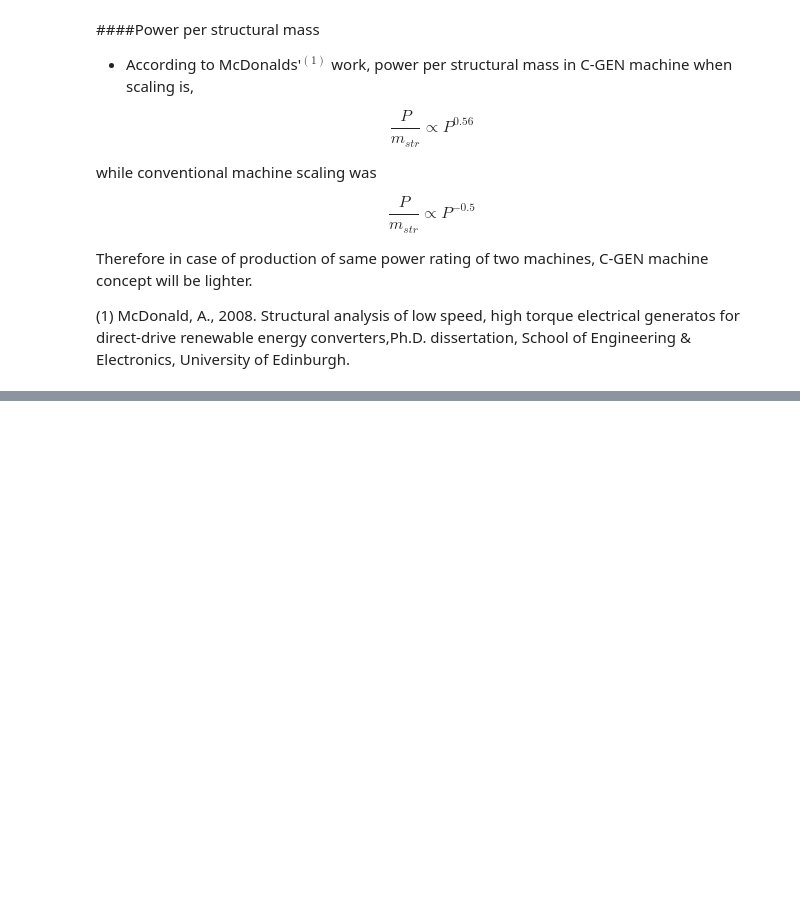
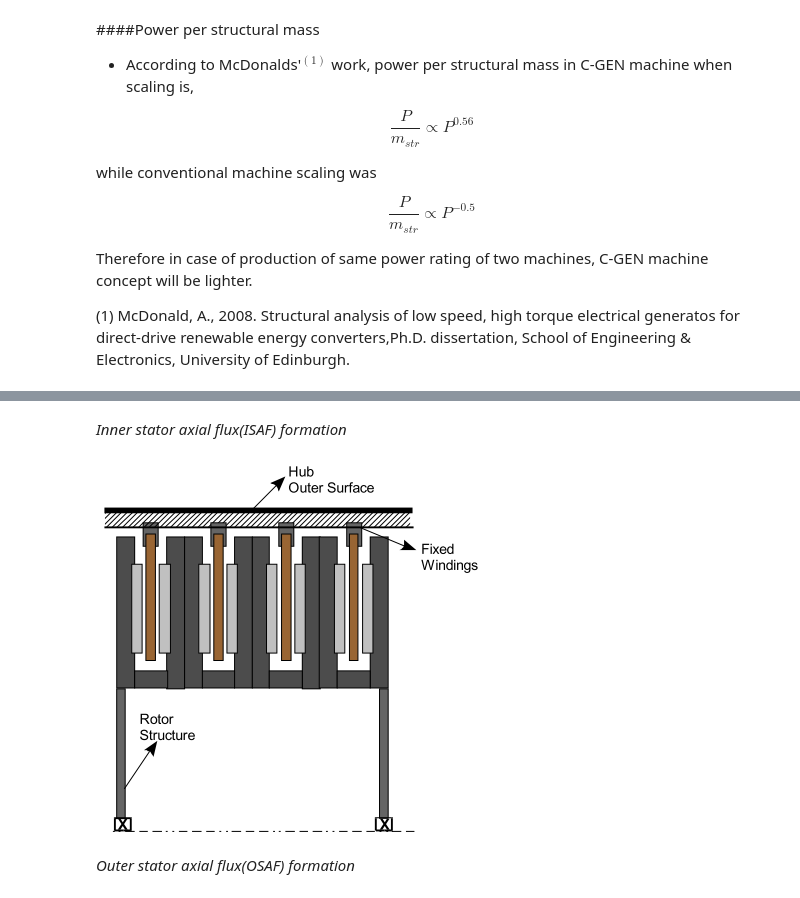
Before and after one commit to aydinbaskaya/MS_Thesis, a Jupyter notebook: Modular Generators/Documents/Direct-drive wind turbines .ipynb, the cells around one changed output, grey strips where cells are left out. Cells and saved outputs as stored; diff of their text form; code cells hidden in the pictures; blank space fills up the shorter version.

```diff
--- a/Modular Generators/Documents/Direct-drive wind turbines .ipynb
+++ b/Modular Generators/Documents/Direct-drive wind turbines .ipynb
@@ -515,0 +557,9 @@ Therefore in case of production of same power rating of two machines, C-GEN mach
+# %% [markdown]
+*Inner stator axial flux(ISAF) formation*
+# %%
+from IPython.display import Image
+Image(filename='osaf.png')
+# %% [output]
+[figure, added]
+# %% [markdown]
+*Outer stator axial flux(OSAF) formation*
```
Also changed, not shown: parts of 8 cells of this notebook, 1 other file.
